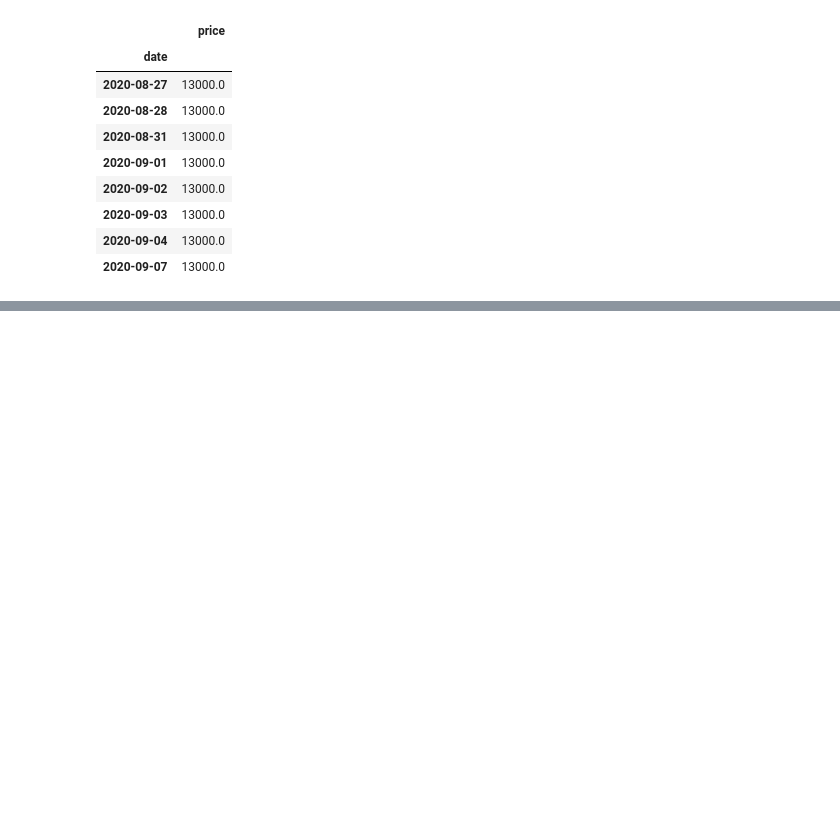
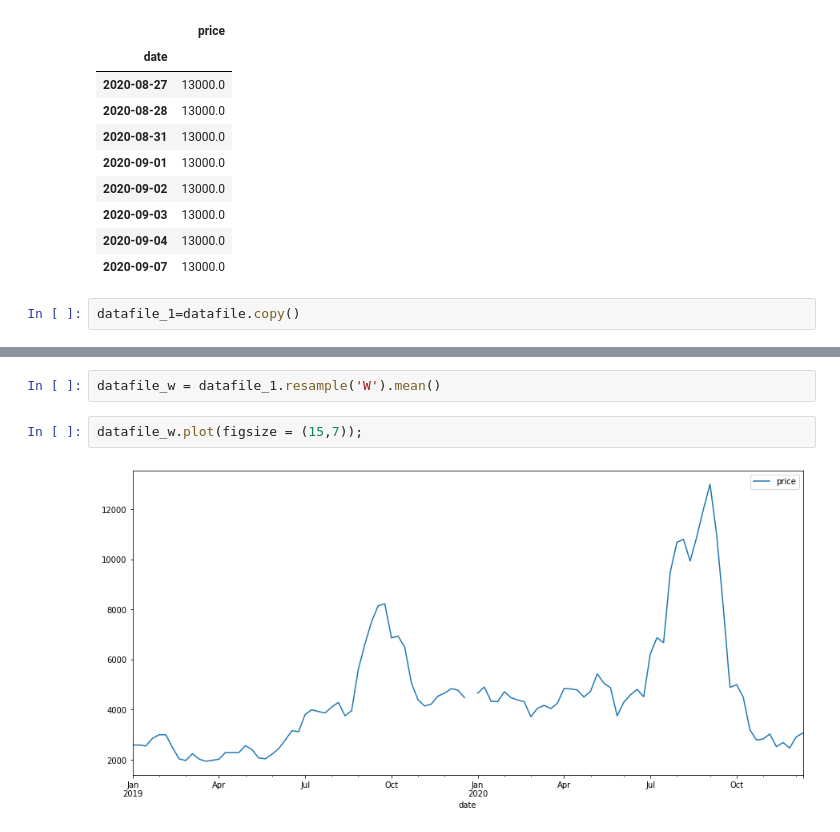
Before and after one commit to koreabao/public_data, a Jupyter notebook: 배추값.ipynb, the cells around one changed output, grey strips where cells are left out. Drawn from its saved outputs; the diff is of its cells as text; blank space fills up the shorter version.

```diff
--- a/배추값.ipynb
+++ b/배추값.ipynb
@@ -266,3 +266,5 @@ datafile[datafile['price'] == 13000.0]
 | 2020-09-03 | 13000.0 |
 | 2020-09-04 | 13000.0 |
 | 2020-09-07 | 13000.0 |
+# %%
+datafile_1=datafile.copy()
@@ -268,0 +288,6 @@ datafile[datafile['price'] == 13000.0]
+# %%
+datafile_w = datafile_1.resample('W').mean()
+# %%
+datafile_w.plot(figsize = (15,7));
+# %% [output]
+[figure, added]
```
Also changed, not shown: parts of 1 cell of this notebook.
